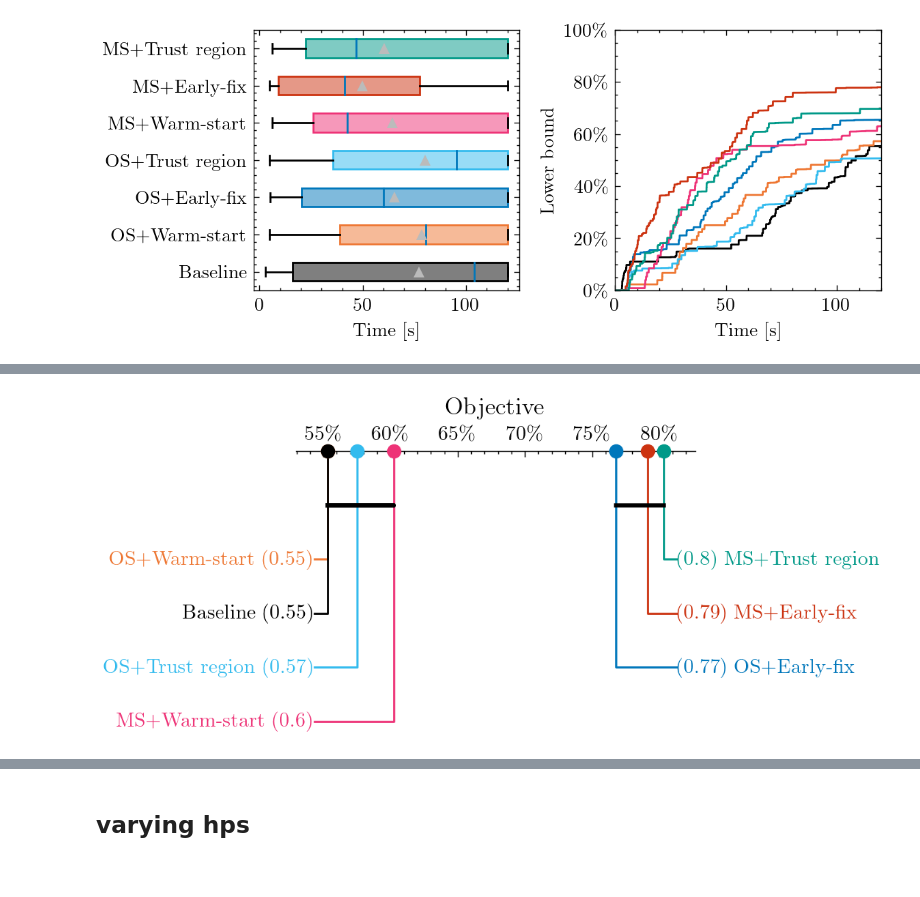
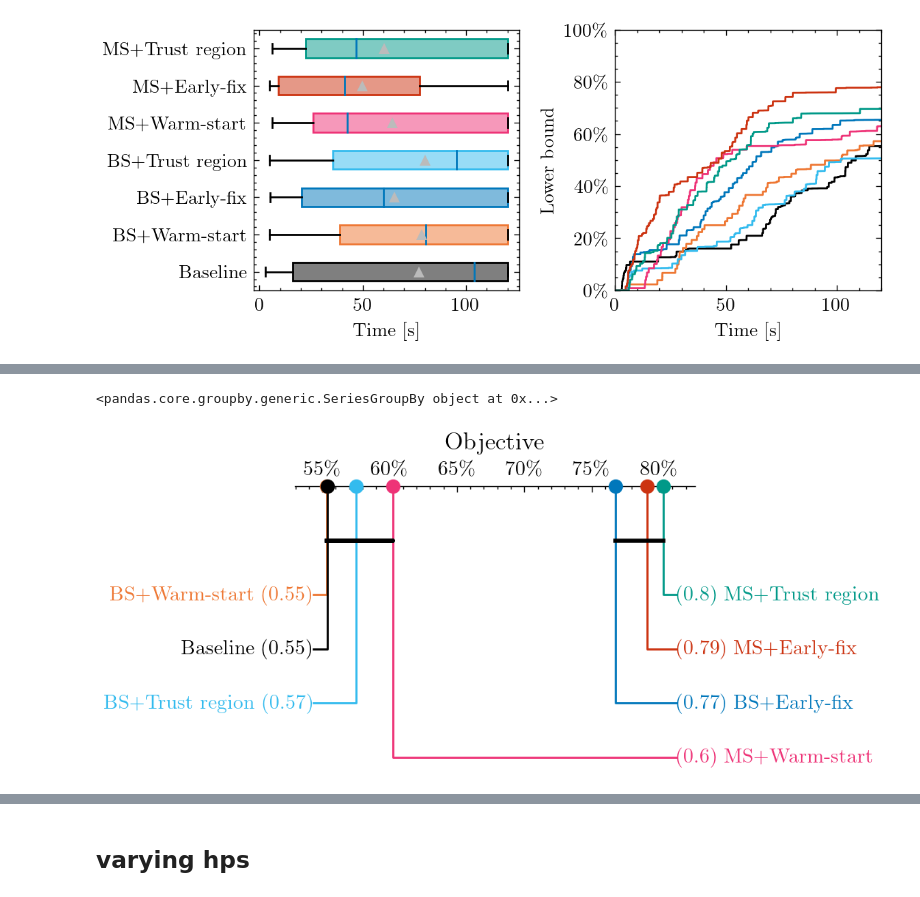
Before and after one commit to gos-ufsc/sat-gnn, a Jupyter notebook: notebooks/6.0-bmp-paper.plots.ipynb, the cells around one changed output, grey strips where cells are left out. Saved outputs shown, nothing was run; the diff lists cells and outputs as text; code cells hidden in the pictures.

```diff
--- a/notebooks/6.0-bmp-paper.plots.ipynb
+++ b/notebooks/6.0-bmp-paper.plots.ipynb
@@ -281,17 +631,29 @@ df['rel_obj'] = df['objective'] / df['opt_obj']
 # %%
 df['plot_label'] = 'Baseline'
 df.loc[df['model'] == 'MultiTarget', 'plot_label'] = 'MS'
-df.loc[df['model'] == 'Optimals', 'plot_label'] = 'OS'
+df.loc[df['model'] == 'MultiTarget-3Layers', 'plot_label'] = 'MS3'
+df.loc[df['model'] == 'MultiTarget-2Layers', 'plot_label'] = 'MS2'
+df.loc[df['model'] == 'MultiTarget-1Layers', 'plot_label'] = 'MS1'
+df.loc[df['model'] == 'Optimals', 'plot_label'] = 'BS'
+df.loc[df['model'] == 'Optimals-3Layers', 'plot_label'] = 'BS3'
+df.loc[df['model'] == 'Optimals-2Layers', 'plot_label'] = 'BS2'
+df.loc[df['model'] == 'Optimals-1Layers', 'plot_label'] = 'BS1'
 df.loc[df['heuristic'] == 'ws', 'plot_label'] = df['plot_label'][df['heuristic'] == 'ws'] + '+Warm-start'
 df.loc[df['heuristic'] == 'ef', 'plot_label'] = df['plot_label'][df['heuristic'] == 'ef'] + '+Early-fix'
 df.loc[df['heuristic'] == 'tr', 'plot_label'] = df['plot_label'][df['heuristic'] == 'tr'] + '+Trust region'
+
+df = df[df['size'] <= 24]
+
+df['dataset'] = 'train'
+df.loc[(df['size'] >= 20) & (df['size_id'] < 20), 'dataset'] = 'val'
+df.loc[(df['size'] >= 20) & (df['size_id'] >= 20), 'dataset'] = 'test'
 # %%
 fig, axs = plt.subplots(1,2)
 fig.set_size_inches(6, 2.625)
 
-def get_labels_values(goal, column):
-    df_ = df[df['goal'] == goal]
+df = df[df['dataset'] == 'test']
 
+def get_labels_values(df_, column):
     labels = list()
     valuess = list()
     for m, h in df_[['model', 'heuristic']].drop_duplicates().values:
@@ -303,9 +665,7 @@ def get_labels_values(goal, column):
 
     return labels, valuess
 
-def plot_bounds(goal, ax):
-    df_ = df[df['goal'] == goal]
-
+def plot_bounds(df_, ax):
     for m, h in df_[['model', 'heuristic']].drop_duplicates().values:
         label = df_[(df_['model'] == m) & (df_['heuristic'] == h)]['plot_label'].values[0]
 
@@ -327,7 +687,9 @@ def plot_bounds(goal, ax):
 
 bar_colors = ['black',]+colors
 
-labels, values = get_labels_values('obj', 'rel_obj')
+df_obj = df[df['goal'] == 'obj']
+
+labels, values = get_labels_values(df_obj, 'rel_obj')
 
 bplot = axs[0].boxplot(values, labels=labels, vert=False, showmeans=True, patch_artist=True,
                        meanprops={'markerfacecolor': colors[6], 'markeredgewidth': 0})
@@ -340,7 +702,7 @@ for patch, color in zip(bplot['boxes'], bar_colors):
 
 axs[0].set_xlabel('Objective')
 
-plot_bounds('obj', axs[1])
+plot_bounds(df_obj, axs[1])
 
 axs[0].xaxis.set_major_formatter(mtick.PercentFormatter(xmax=1))
 axs[1].yaxis.set_major_formatter(mtick.PercentFormatter(xmax=1))
@@ -354,7 +760,9 @@ fig.show()
 fig, axs = plt.subplots(1,2)
 fig.set_size_inches(6, 2.625)
 
-labels, values = get_labels_values('feas', 'time_to_feasible')
+df_feas = df[df['goal'] == 'feas']
+
+labels, values = get_labels_values(df_feas, 'time_to_feasible')
 
 bplot = axs[0].boxplot(values, labels=labels, vert=False, showmeans=True, patch_artist=True,
                        meanprops={'markerfacecolor': colors[6], 'markeredgewidth': 0})
@@ -367,7 +775,7 @@ for patch, color in zip(bplot['boxes'], bar_colors):
 
 axs[0].set_xlabel('Time [s]')
 
-plot_bounds('feas', axs[1])
+plot_bounds(df_feas, axs[1])
 
 axs[1].yaxis.set_major_formatter(mtick.PercentFormatter(xmax=1))
 
@@ -397,35 +835,48 @@ labels, list(map(np.mean, values))
+# %%
+def plot_cdd_(column, goal, ax):
+    d = df.sort_values(by=['size', 'size_id'])
+    d = d[d['goal'] == goal]
+    return d
+
+d = plot_cdd_('rel_obj', 'obj', ax)
+# %%
+d.groupby('plot_label')['rel_obj']
+# %% [output]
+<pandas.core.groupby.generic.SeriesGroupBy object at 0x...>
 # %%
 import scikit_posthocs as sp
 
 def plot_cdd(column, goal, ax):
     d = df.sort_values(by=['size', 'size_id'])
     d = d[d['goal'] == goal]
+
+    d[column] = d[column].astype(float)
 
     wilcoxon_matrix = sp.posthoc_wilcoxon(d, val_col=column, group_col='plot_label')
 
     artifacts = sp.critical_difference_diagram(d.groupby('plot_label')[column].mean(), wilcoxon_matrix, ax=ax)
 
     label_colors = dict(zip(labels, bar_colors))
     for marker, elbow, label in zip(artifacts['markers'], artifacts['elbows'], artifacts['labels']):
         artifact_label = label.get_text()
         for plot_label, color in label_colors.items():
             if plot_label in artifact_label:
                 marker.set_color(color)
                 elbow.set_color(color)
                 label.set_color(color)
 
 fig, ax = plt.subplots()
 # fig.set_size_inches(3, 2*2.625)
 
 plot_cdd('rel_obj', 'obj', ax)
 
 ax.set_title('Objective')
 ax.xaxis.set_major_formatter(mtick.PercentFormatter(xmax=1, decimals=0))
 
 fig.savefig('../cdd_obj.pdf')
 fig.show()
 # %% [output]
-[figure, old version]
+[figure, new version]
 # %%
 fig, ax = plt.subplots()
 
```
Also changed, not shown: parts of 24 cells of this notebook.
